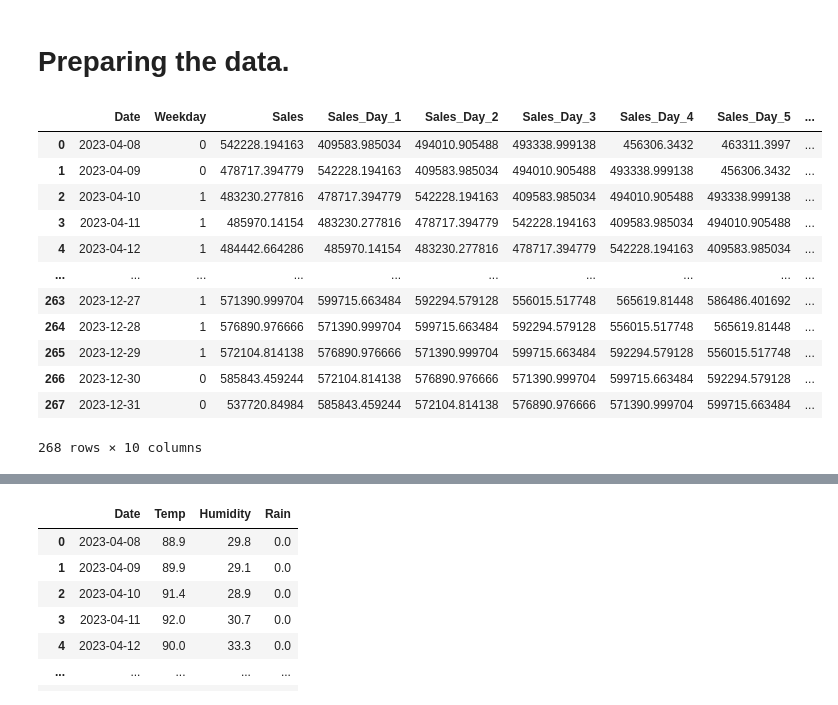
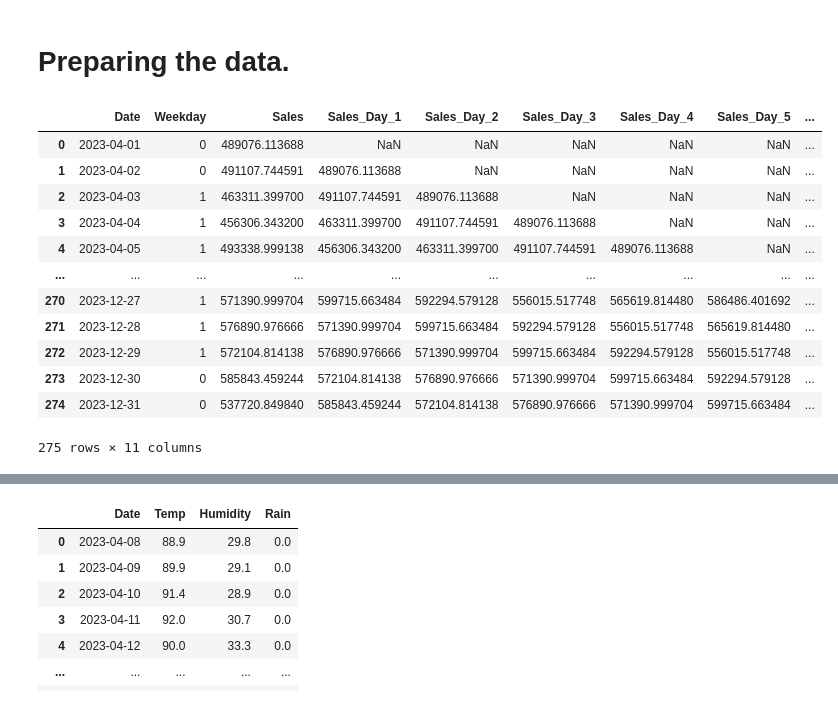
Before and after one commit to milan-roy/CDIS-Project, a Jupyter notebook: ATGL/Jupyer Notebooks/ATGL_FFNN_With_Weather_Mar_2025.ipynb, the cells around one changed output, grey strips where cells are left out. Saved outputs shown, nothing was run; the diff lists cells and outputs as text; code cells hidden in the pictures.

```diff
--- a/ATGL/Jupyer Notebooks/ATGL_FFNN_With_Weather_Mar_2025.ipynb
+++ b/ATGL/Jupyer Notebooks/ATGL_FFNN_With_Weather_Mar_2025.ipynb
@@ -6,27 +6,27 @@ import os
 # %%
 data_root = os.path.join("..","Data")
 sales_df = pd.read_excel(os.path.join(data_root, 'DEMAND_FILE.xlsx'), sheet_name='Daily CGD Volume - Ahmedabad')
 sales_df = sales_df.iloc[0:3].T.reset_index(drop=True)
 sales_df.columns = ['Date','Weekday','Sales']
 sales_df = sales_df.drop(index = 0).reset_index(drop=True)
 sales_df['Weekday'] = sales_df['Weekday'].apply(lambda x: 0 if x in ['Sunday', 'Saturday'] else 1)
-sales_df['Date'] = pd.to_datetime(sales_df['Date']).dt.date
-
+sales_df['Date'] = pd.to_datetime(sales_df['Date'])
+sales_df['Sales'] = sales_df['Sales'].astype('float64')
 for i in range(1, 8):  # Loop to create 7 new columns
     sales_df[f'Sales_Day_{i}'] = sales_df['Sales'].shift(i)
-sales_df = sales_df.dropna().reset_index(drop=True)
+sales_df.loc[:,'Sales_MA_7'] = sales_df.loc[:,'Sales_Day_1':].mean(axis=1)
 sales_df
 # %% [output]
 |  | Date | Weekday | Sales | Sales_Day_1 | Sales_Day_2 | Sales_Day_3 | Sales_Day_4 | Sales_Day_5 | ... |
-| 0 | 2023-04-08 | 0 | 542228.194163 | 409583.985034 | 494010.905488 | 493338.999138 | 456306.3432 | 463311.3997 | ... |
-| 1 | 2023-04-09 | 0 | 478717.394779 | 542228.194163 | 409583.985034 | 494010.905488 | 493338.999138 | 456306.3432 | ... |
-| 2 | 2023-04-10 | 1 | 483230.277816 | 478717.394779 | 542228.194163 | 409583.985034 | 494010.905488 | 493338.999138 | ... |
-| 3 | 2023-04-11 | 1 | 485970.14154 | 483230.277816 | 478717.394779 | 542228.194163 | 409583.985034 | 494010.905488 | ... |
-| 4 | 2023-04-12 | 1 | 484442.664286 | 485970.14154 | 483230.277816 | 478717.394779 | 542228.194163 | 409583.985034 | ... |
+| 0 | 2023-04-01 | 0 | 489076.113688 | NaN | NaN | NaN | NaN | NaN | ... |
+| 1 | 2023-04-02 | 0 | 491107.744591 | 489076.113688 | NaN | NaN | NaN | NaN | ... |
+| 2 | 2023-04-03 | 1 | 463311.399700 | 491107.744591 | 489076.113688 | NaN | NaN | NaN | ... |
+| 3 | 2023-04-04 | 1 | 456306.343200 | 463311.399700 | 491107.744591 | 489076.113688 | NaN | NaN | ... |
+| 4 | 2023-04-05 | 1 | 493338.999138 | 456306.343200 | 463311.399700 | 491107.744591 | 489076.113688 | NaN | ... |
 | ... | ... | ... | ... | ... | ... | ... | ... | ... | ... |
-| 263 | 2023-12-27 | 1 | 571390.999704 | 599715.663484 | 592294.579128 | 556015.517748 | 565619.81448 | 586486.401692 | ... |
-| 264 | 2023-12-28 | 1 | 576890.976666 | 571390.999704 | 599715.663484 | 592294.579128 | 556015.517748 | 565619.81448 | ... |
-| 265 | 2023-12-29 | 1 | 572104.814138 | 576890.976666 | 571390.999704 | 599715.663484 | 592294.579128 | 556015.517748 | ... |
-| 266 | 2023-12-30 | 0 | 585843.459244 | 572104.814138 | 576890.976666 | 571390.999704 | 599715.663484 | 592294.579128 | ... |
-| 267 | 2023-12-31 | 0 | 537720.84984 | 585843.459244 | 572104.814138 | 576890.976666 | 571390.999704 | 599715.663484 | ... |
+| 270 | 2023-12-27 | 1 | 571390.999704 | 599715.663484 | 592294.579128 | 556015.517748 | 565619.814480 | 586486.401692 | ... |
+| 271 | 2023-12-28 | 1 | 576890.976666 | 571390.999704 | 599715.663484 | 592294.579128 | 556015.517748 | 565619.814480 | ... |
+| 272 | 2023-12-29 | 1 | 572104.814138 | 576890.976666 | 571390.999704 | 599715.663484 | 592294.579128 | 556015.517748 | ... |
+| 273 | 2023-12-30 | 0 | 585843.459244 | 572104.814138 | 576890.976666 | 571390.999704 | 599715.663484 | 592294.579128 | ... |
+| 274 | 2023-12-31 | 0 | 537720.849840 | 585843.459244 | 572104.814138 | 576890.976666 | 571390.999704 | 599715.663484 | ... |
-268 rows × 10 columns
+275 rows × 11 columns
```
Also changed, not shown: parts of 13 cells of this notebook, 5 other files.
